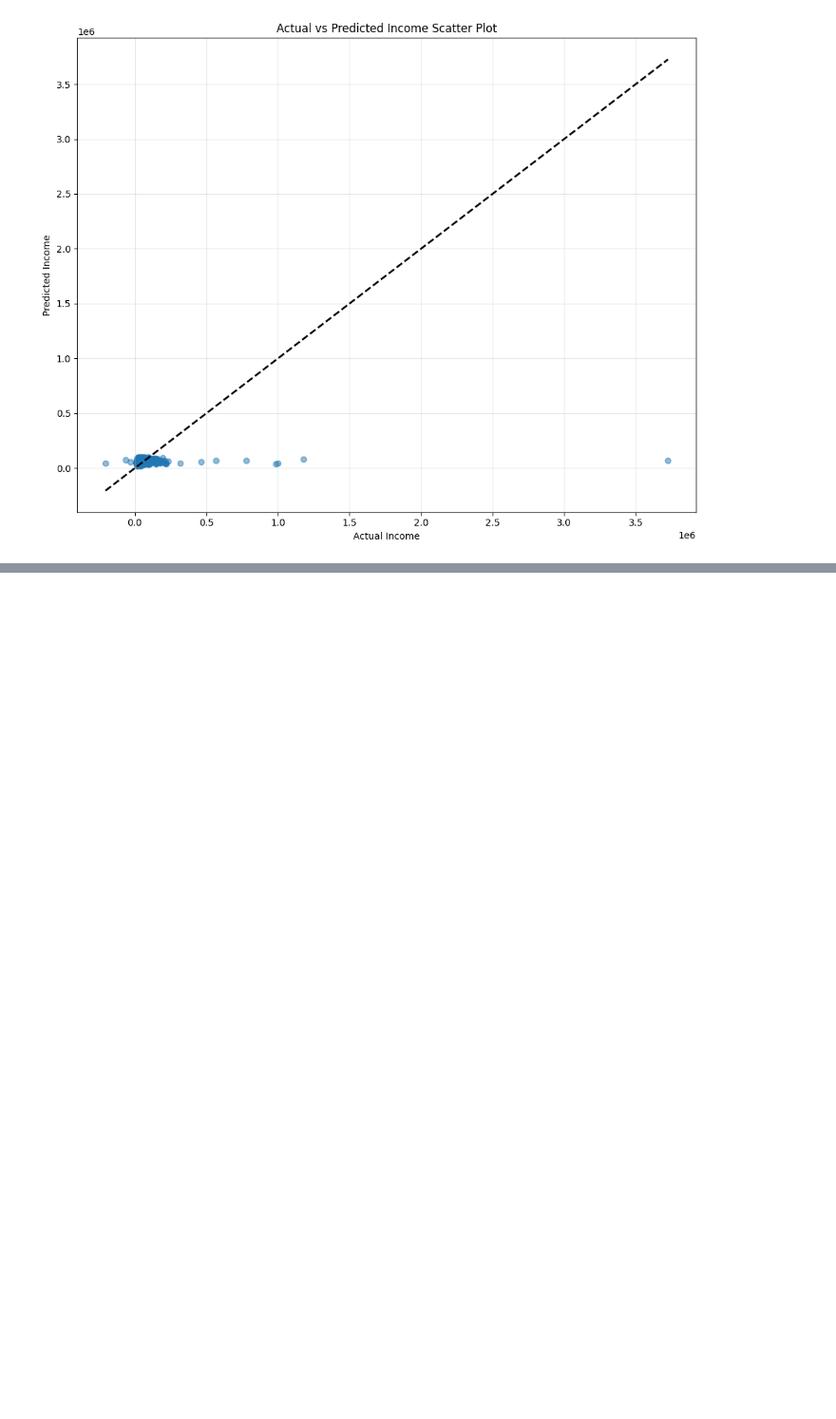
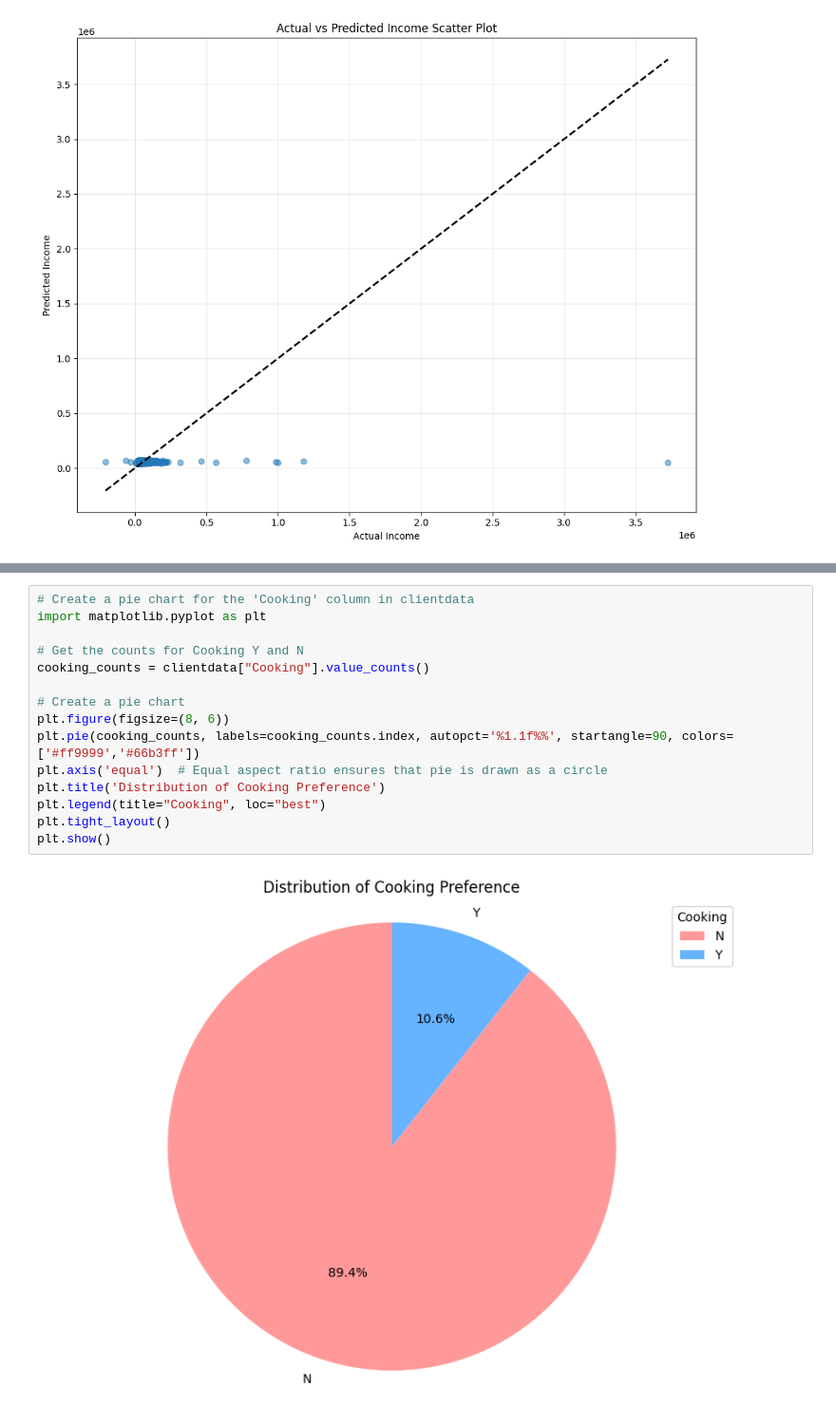
Before and after one commit to xuyiang/ACCY-405, a Jupyter notebook: workbook.ipynb, the cells around one changed output, grey strips where cells are left out. Shown: that part at 95% size. Drawn from its saved outputs; the diff is of its cells as text; blank space fills up the shorter version.

```diff
--- a/workbook.ipynb
+++ b/workbook.ipynb
@@ -467,0 +492,17 @@ test
+# %%
+# Create a pie chart for the 'Cooking' column in clientdata
+import matplotlib.pyplot as plt
+
+# Get the counts for Cooking Y and N
+cooking_counts = clientdata["Cooking"].value_counts()
+
+# Create a pie chart
+plt.figure(figsize=(8, 6))
+plt.pie(cooking_counts, labels=cooking_counts.index, autopct='%1.1f%%', startangle=90, colors=['#ff9999','#66b3ff'])
+plt.axis('equal')  # Equal aspect ratio ensures that pie is drawn as a circle
+plt.title('Distribution of Cooking Preference')
+plt.legend(title="Cooking", loc="best")
+plt.tight_layout()
+plt.show()
+# %% [output]
+[figure, added]
```
Also changed, not shown: parts of 12 cells of this notebook, 1 other file.
